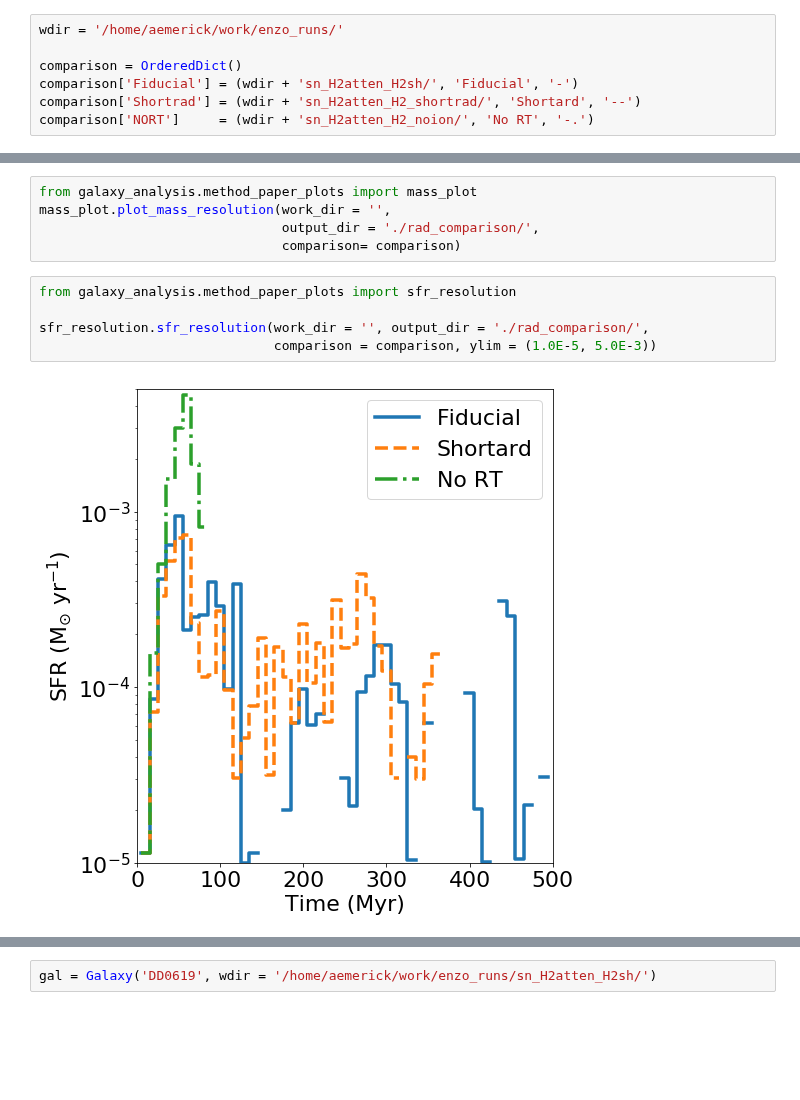
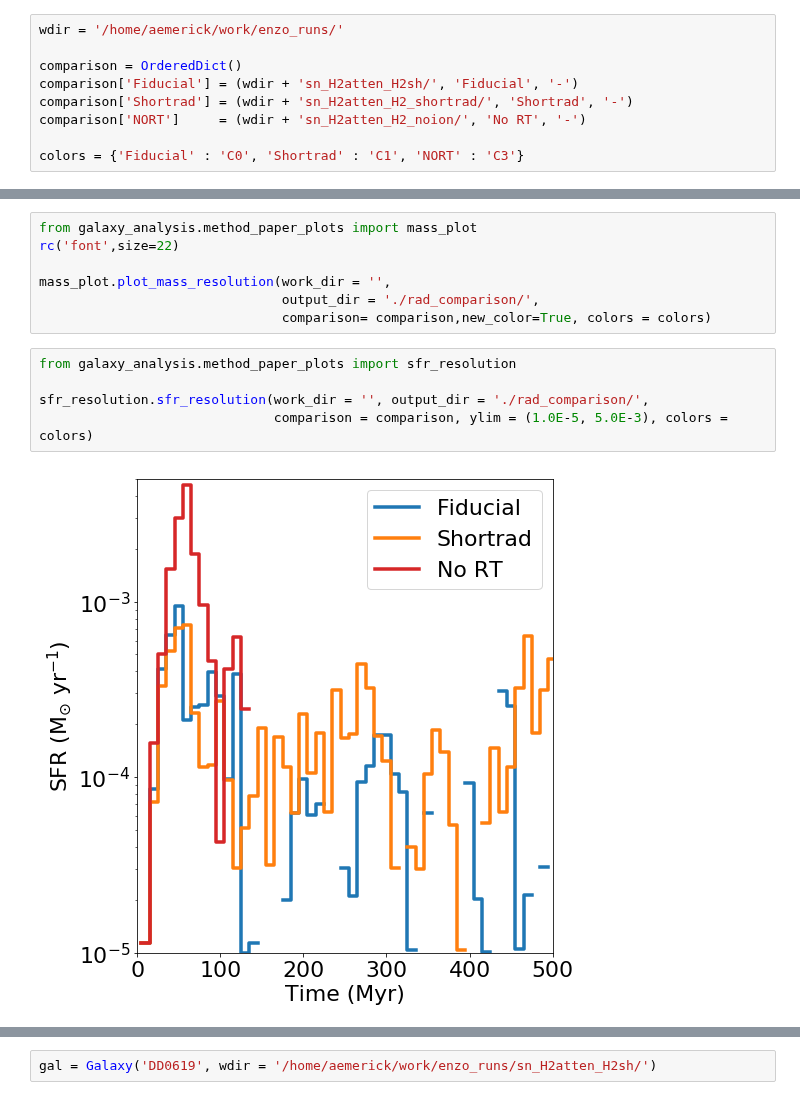
Before and after one commit to aemerick/galaxy_analysis, a Jupyter notebook: notebooks/radiation_comparison.ipynb, the cells around one changed output, grey strips where cells are left out. Drawn from its saved outputs; the diff is of its cells as text; blank space fills up the shorter version.

```diff
--- a/notebooks/radiation_comparison.ipynb
+++ b/notebooks/radiation_comparison.ipynb
@@ -15,8 +33,10 @@ wdir = '/home/aemerick/work/enzo_runs/'
 
 comparison = OrderedDict()
 comparison['Fiducial'] = (wdir + 'sn_H2atten_H2sh/', 'Fiducial', '-')
-comparison['Shortrad'] = (wdir + 'sn_H2atten_H2_shortrad/', 'Shortard', '--')
-comparison['NORT']     = (wdir + 'sn_H2atten_H2_noion/', 'No RT', '-.')
+comparison['Shortrad'] = (wdir + 'sn_H2atten_H2_shortrad/', 'Shortrad', '-')
+comparison['NORT']     = (wdir + 'sn_H2atten_H2_noion/', 'No RT', '-')
+
+colors = {'Fiducial' : 'C0', 'Shortrad' : 'C1', 'NORT' : 'C3'}
 # %%
 from galaxy_analysis.plot import plot_mass_loading_comparison as pmlc
 rc('font',size=22)
@@ -51,12 +94,14 @@ metal_retention_resolution.plot_metal_retention_resolution(work_dir = '',
 # %%
 from galaxy_analysis.method_paper_plots import mass_plot
+rc('font',size=22)
+
 mass_plot.plot_mass_resolution(work_dir = '',
                                output_dir = './rad_comparison/',
-                               comparison= comparison)
+                               comparison= comparison,new_color=True, colors = colors)
 # %%
 from galaxy_analysis.method_paper_plots import sfr_resolution
 
 sfr_resolution.sfr_resolution(work_dir = '', output_dir = './rad_comparison/',
-                              comparison = comparison, ylim = (1.0E-5, 5.0E-3))
+                              comparison = comparison, ylim = (1.0E-5, 5.0E-3), colors = colors)
 # %% [output]
-[figure, old version]
+[figure, new version]
```
Also changed, not shown: parts of 16 cells of this notebook.
